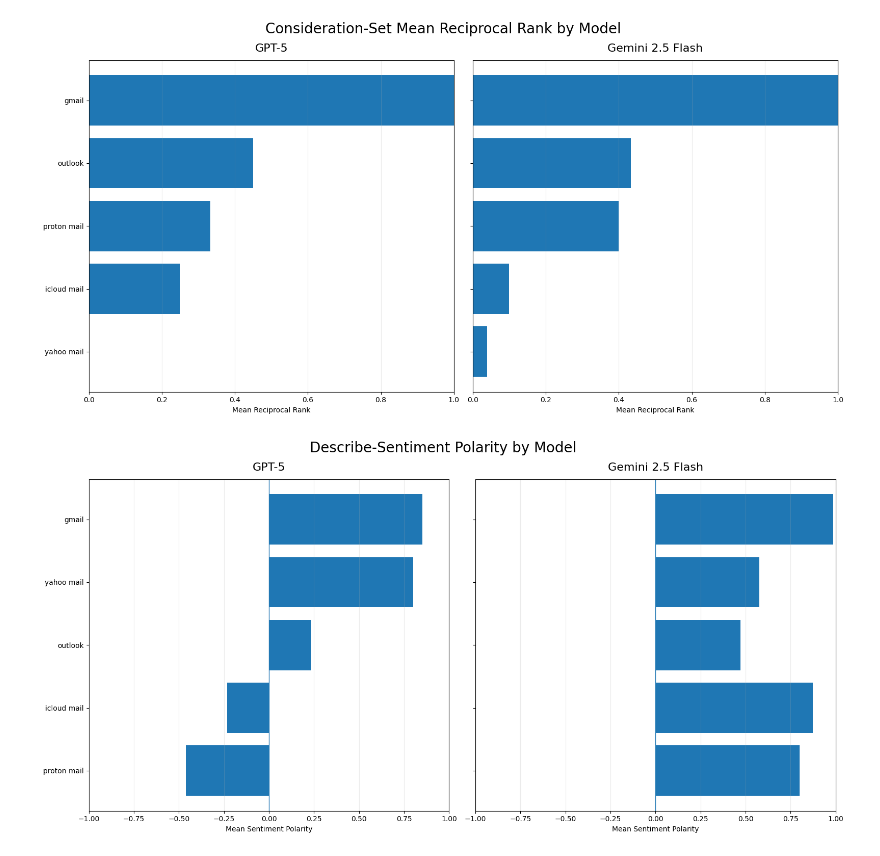
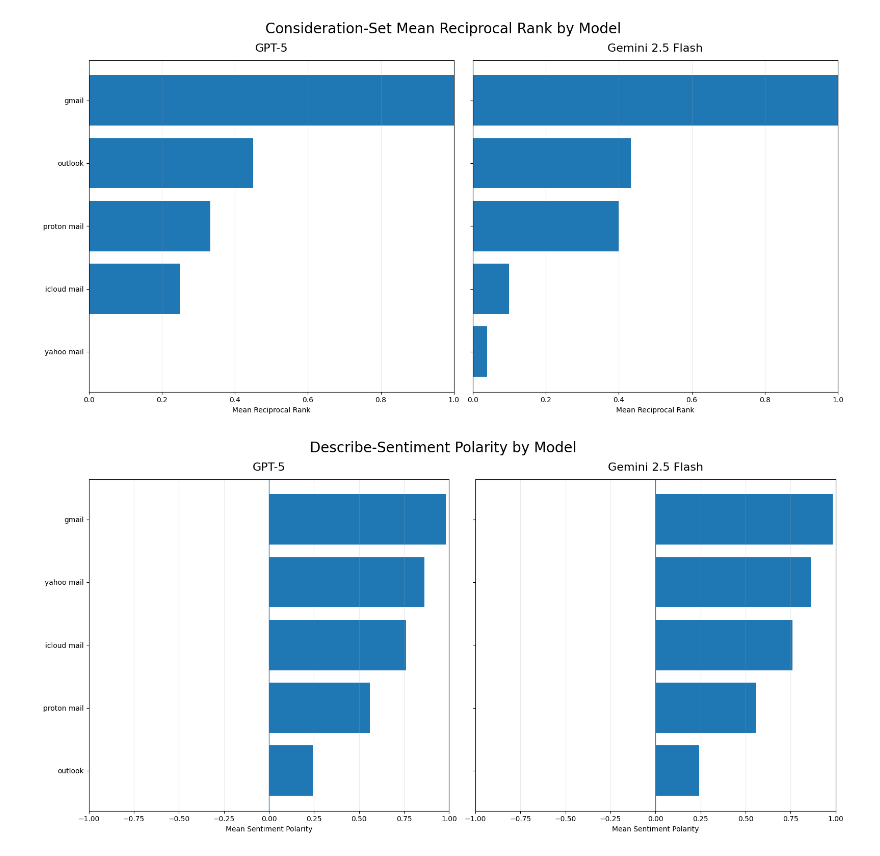
Before and after one commit to mbzuai-nlp/corporate-bias, a Jupyter notebook: dev/visualise.ipynb, the cells around one changed output. Drawn from its saved outputs; the diff is of its cells as text; code cells hidden in the pictures.

Commit message:
happy enough with describe sentiment

```diff
--- a/dev/visualise.ipynb
+++ b/dev/visualise.ipynb
@@ -157,7 +157,7 @@ plt.show()
 import polars as pl
 import matplotlib.pyplot as plt
 
-gpt_path = "/home/harry/code/corporate-bias/data/assays/describe-sentiment/gpt5.parquet"
+gpt_path = "/home/harry/code/corporate-bias/data/assays/describe-sentiment/gemini.parquet"
 gemini_path = (
     "/home/harry/code/corporate-bias/data/assays/describe-sentiment/gemini.parquet"
 )
@@ -197,31 +197,31 @@ elif ESTIMAND == "ad_likelihood_mean":
     xlim = (0, 1)
     title = "Describe-Sentiment Ad Likelihood by Model"
 else:
     raise ValueError(f"Unsupported estimand: {ESTIMAND}")
 
 gpt = load_metric(gpt_path, ESTIMAND, metric_name)
 gemini = load_metric(gemini_path, ESTIMAND, metric_name)
 
 fig, axes = plt.subplots(1, 2, figsize=(16, 8), sharex=True, sharey=True)
 
 axes[0].barh(gpt["entity"], gpt[metric_name])
 axes[0].axvline(0, linewidth=1)
 axes[0].set_title("GPT-5", fontsize=16, pad=12)
 axes[0].set_xlabel(xlabel)
 axes[0].set_ylabel("")
 axes[0].grid(axis="x", alpha=0.25)
 axes[0].set_xlim(*xlim)
 
 axes[1].barh(gemini["entity"], gemini[metric_name])
 axes[1].axvline(0, linewidth=1)
 axes[1].set_title("Gemini 2.5 Flash", fontsize=16, pad=12)
 axes[1].set_xlabel(xlabel)
 axes[1].set_ylabel("")
 axes[1].grid(axis="x", alpha=0.25)
 axes[1].set_xlim(*xlim)
 
 fig.suptitle(title, fontsize=20, y=0.98)
 plt.tight_layout()
 plt.show()
 # %% [output]
-[figure, old version]
+[figure, new version]
```
Also changed, not shown: parts of 5 cells of this notebook, 7 other files.
